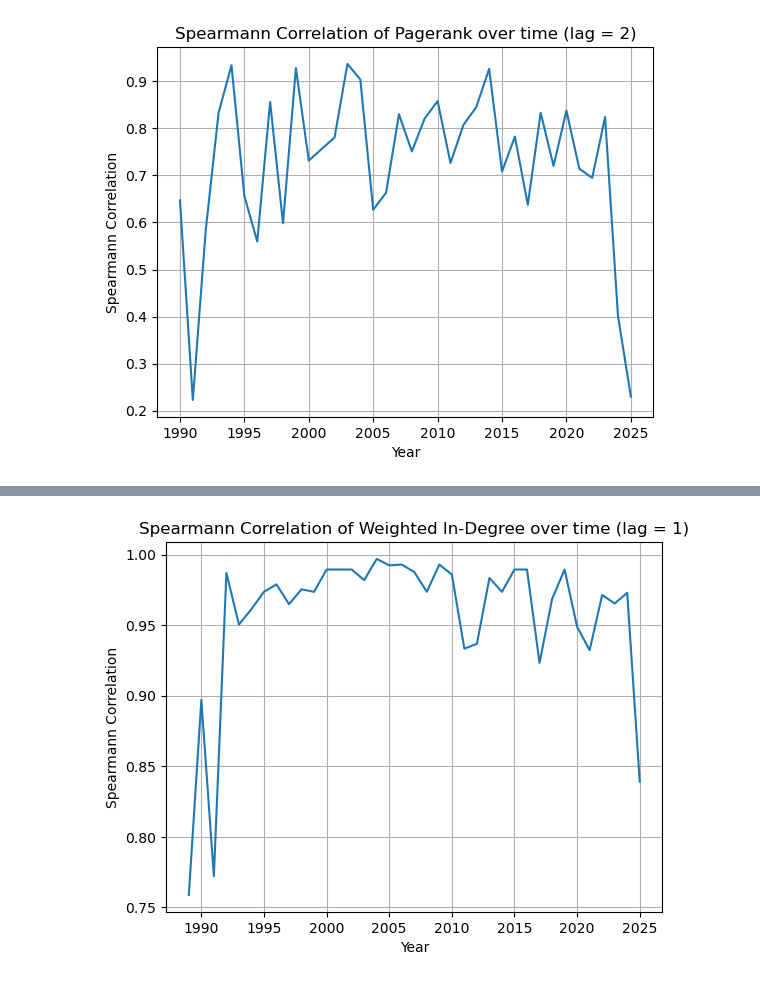
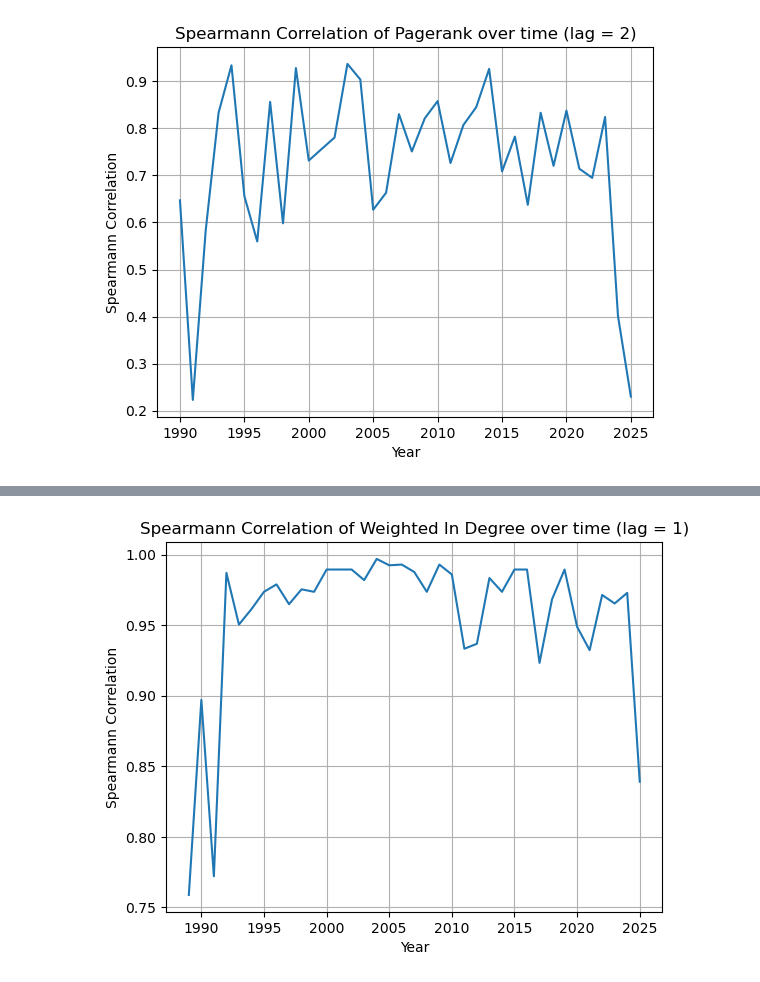
Before and after one commit to vinceLuong/tradeNetwork, a Jupyter notebook: Oil trade centrality analysis.ipynb, the cells around one changed output, grey strips where cells are left out. Drawn from its saved outputs; the diff is of its cells as text; code cells hidden in the pictures.

```diff
--- a/Oil trade centrality analysis.ipynb
+++ b/Oil trade centrality analysis.ipynb
@@ -328,19 +330,19 @@ plt.show()
 # %%
 lag = 1 # space between years we want to compare
 
 years = [i for i in range(start_year+lag, end_year)]
 
 data_wid = [top20WIDmatrix[i-lag][i] for i in range(start_year+lag, end_year)]
 
 plt.plot(years, data_wid)
 
 plt.xlabel("Year")
 plt.ylabel("Spearmann Correlation")
-plt.title(f"Spearmann Correlation of Weighted In-Degree over time (lag = {lag})")
+plt.title(f"Spearmann Correlation of Weighted In Degree over time (lag = {lag})")
 plt.grid(True)
 plt.show()
 # %% [output]
-[figure, old version]
+[figure, new version]
 # %%
 lag = 2 # space between years we want to compare
 
```
Also changed, not shown: parts of 7 cells of this notebook, 49 other files.
